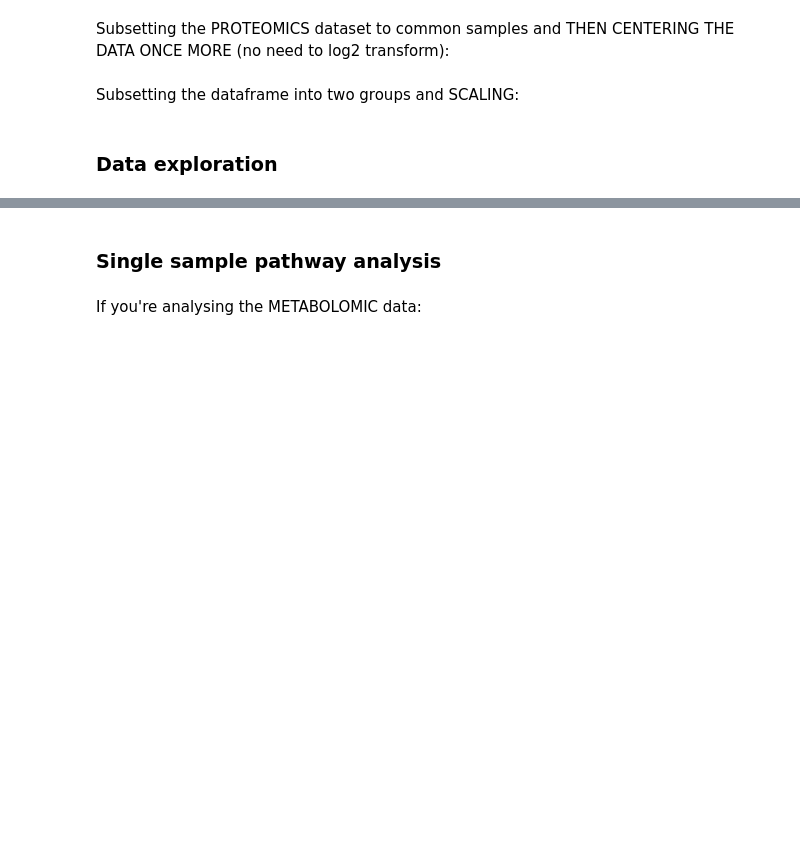
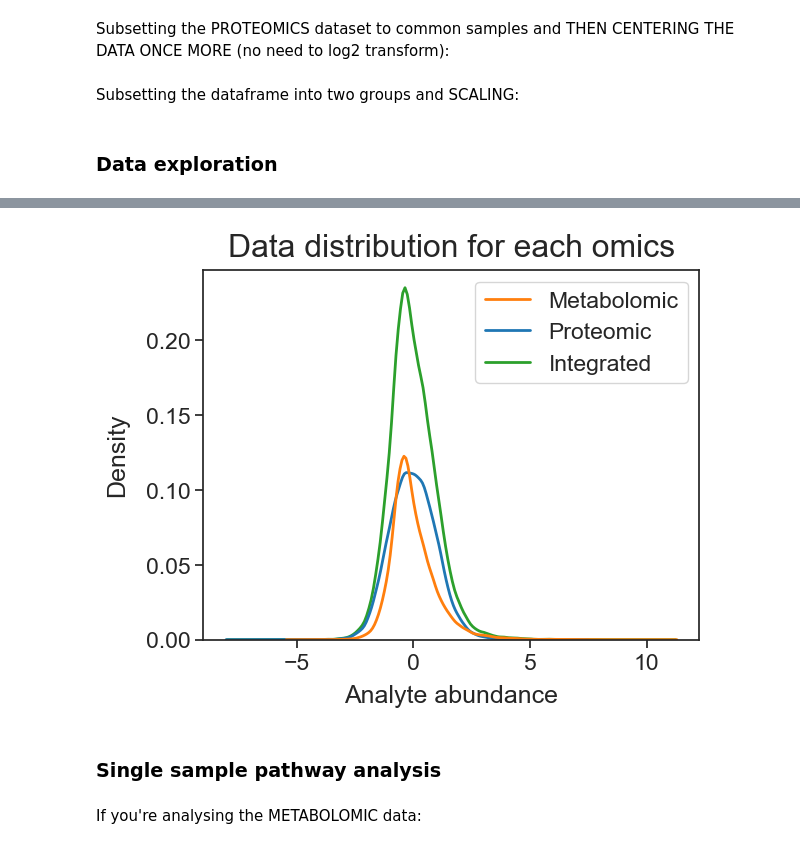
Before and after one commit to j-keung/multiomics-pathway-analysis, a Jupyter notebook: main_scripts/main_workflow.ipynb, the cells around one changed output, grey strips where cells are left out. Drawn from its saved outputs; the diff is of its cells as text; code cells hidden in the pictures; blank space fills up the shorter version.

```diff
--- a/main_scripts/main_workflow.ipynb
+++ b/main_scripts/main_workflow.ipynb
@@ -138,26 +168,40 @@ plt.ylabel('Count',fontsize=13) ;
 # %%
 metabolomic_distribution
+# %%
+#Load in sequentially to form a density plot of the three different omics
+#metabolomic_distribution  = df.iloc[:,:-2] #all rows, all columns apart from last two
+#proteomic_distribution  = df.iloc[:,:-2]
+integrated_distribution  = df.iloc[:,:-2]
 # %%
 #Load in sequentially to form a density plot of the three different omics
-#metabolomic_distribution  = df.iloc[:,:-2] #all rows, all columns apart from last two
-#proteomic_distribution  = df.iloc[:,:-2]
-#integrated_distribution  = df.iloc[:,:-2]
+
+sns.set(font_scale = 1.5)
+sns.set_style("ticks") # same as "white" but with ticks
 
 metabolomic_list = metabolomic_distribution.stack().reset_index()
 metabolomic_list.columns.values[2] = "Metabolomic"
 
 proteomic_list = proteomic_distribution.stack().reset_index()
 proteomic_list.columns.values[2] = "Proteomic"
 
 integrated_list = integrated_distribution.stack().reset_index()
 integrated_list.columns.values[2] = "Integrated"
 
+
 omics_df = pd.concat([metabolomic_list.Metabolomic, proteomic_list.Proteomic,integrated_list.Integrated], axis=1)
-omics_df
-sns.kdeplot(data=omics_df)
-plt.title('Omics distribution',fontsize=16)
-plt.xlabel('Analyte abundance',fontsize=13)
-plt.ylabel('Density',fontsize=13) ;
+
+#Change because I want metabolomics to be orange, proteomics to be blue
+palette = ['tab:orange', 'tab:blue', 'tab:green']
+
+sns.kdeplot(data=omics_df, palette=palette, linewidth=2)
+
+plt.title('Data distribution for each omics',  fontsize=23, pad = 10)
+plt.xlabel('Analyte abundance',fontsize=18, labelpad=8)
+plt.ylabel('Density',fontsize=18, labelpad=12) ;
+
+#plt.savefig( '../Figures/omics_molecular_distribution.png' , dpi=300,bbox_inches = 'tight' , pad_inches = 0.2 , facecolor='w')
+# %% [output]
+[figure, added]
 # %%
 #Heatmap of analyte abundance according to WHO status (idea from Sara's thesis)
 
```
Also changed, not shown: parts of 11 cells of this notebook, 1 other file.
